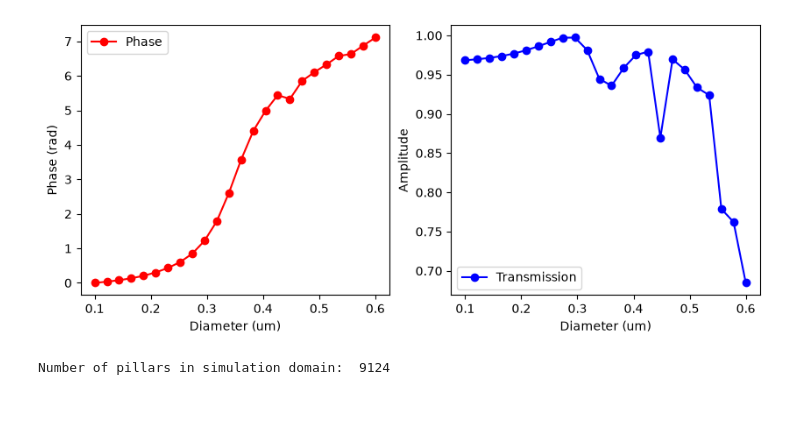
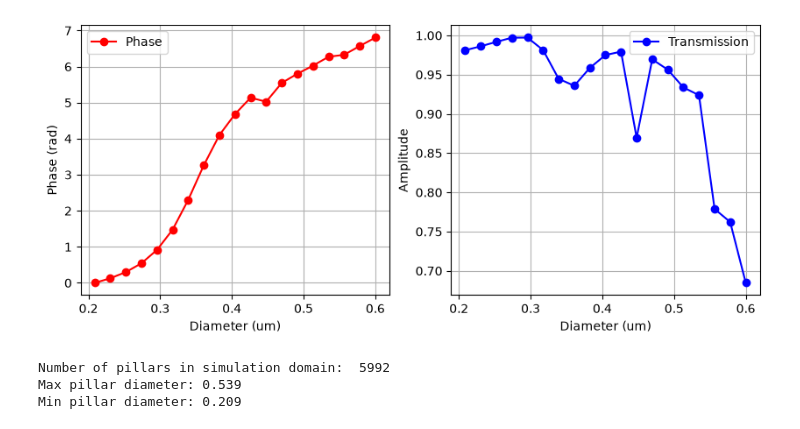
Before and after one commit to edoverg/modeconverter, a Jupyter notebook: metasurface/full_meta.ipynb, the cells around one changed output. Drawn from its saved outputs; the diff is of its cells as text; code cells hidden in the pictures.

```diff
--- a/metasurface/full_meta.ipynb
+++ b/metasurface/full_meta.ipynb
@@ -94,44 +215,52 @@ fig.show()
 # %%
 ####################################################
 #UNIT CELL DATA
 #___________________________________________________
 #import the unit-cell transmission coefficient data
-unit_cell_diameters = np.load("../unit_cell/unit_cell_center_1550_h900nm_res50_wvl_diameters.npy")
-unit_cell_mode_phase = np.load("../unit_cell/unit_cell_center_1550_h900nm_res50_wvl_mode_phase.npy")
-unit_cell_mode_phase = np.unwrap(unit_cell_mode_phase - unit_cell_mode_phase[0]) #normalize to 0 phase at smallest diameter
-unit_cell_mode_tran = np.load("../unit_cell/unit_cell_center_1550_h900nm_res50_wvl_mode_tran.npy")
+start_index = 5
+unit_cell_diameters = np.load("../unit_cell/unit_cell_center_1550_h900nm_res50_wvl_diameters.npy")[start_index:]
+unit_cell_mode_phase = np.load("../unit_cell/unit_cell_center_1550_h900nm_res50_wvl_mode_phase.npy")[start_index:]
+unit_cell_mode_phase = np.unwrap(unit_cell_mode_phase - unit_cell_mode_phase[0]) #smallest diameter gets normalized to 0 phase
+unit_cell_mode_tran = np.load("../unit_cell/unit_cell_center_1550_h900nm_res50_wvl_mode_tran.npy")[start_index:]
 
 #make a plot of the unit-cell transmission coefficient
 fig, ax = plt.subplots(1, 2, figsize=(10, 4))
 ax[0].plot(unit_cell_diameters, unit_cell_mode_phase, 'r-', marker='o', label='Phase')
 ax[0].set_xlabel('Diameter (um)')
 ax[0].set_ylabel('Phase (rad)')
+ax[0].grid()
+ax[0].legend()
 ax[1].plot(unit_cell_diameters, unit_cell_mode_tran, 'b-', marker='o', label='Transmission')
 ax[1].set_xlabel('Diameter (um)')
 ax[1].set_ylabel('Amplitude')
-ax[0].legend()
+ax[1].grid()
 ax[1].legend()
+
 plt.show()
 ####################################################
 # %% [output]
-[figure, old version]
+[figure, new version]
 # %%
-pillars_geo = []
-D_vals = []
+pillars_geo_mask_1 = []
+D_vals_mask_1 = []
 theta = unit_cell_mode_phase
 
 for i, x in enumerate(xs_sim_quadrant):
     for j, y in enumerate(ys_sim_quadrant):
-        if np.sqrt(x**2 + y**2) > max_sim_radius:
+        if np.sqrt(x**2 + y**2) > max_available_diameter/2:
             continue
         else:
-            required_diameter = np.interp(phase_mask_quadrant[i,j], theta, unit_cell_diameters)
+            required_diameter = np.interp(phase_mask_1_quadrant[i,j], theta, unit_cell_diameters)
             #round the required diameter up to three decimal places (nm)
             required_diameter = np.round(required_diameter, 3)
-            D_vals.append(required_diameter)
+            D_vals_mask_1.append(required_diameter)
             pillar_geo = td.Cylinder(center=(x, y, h/2), radius=required_diameter/2, length=h)
-            pillars_geo.append(pillar_geo)
-print("Number of pillars in simulation domain: ", len(pillars_geo))
-pillars = td.Structure(geometry=td.GeometryGroup(geometries=pillars_geo), medium=si)
+            pillars_geo_mask_1.append(pillar_geo)
+print("Number of pillars in simulation domain: ", len(pillars_geo_mask_1))
+pillars_mask_1 = td.Structure(geometry=td.GeometryGroup(geometries=pillars_geo_mask_1), medium=si)
+print("Max pillar diameter:", np.max(D_vals_mask_1))
+print("Min pillar diameter:", np.min(D_vals_mask_1))
 # %% [output]
-Number of pillars in simulation domain:  9124
+Number of pillars in simulation domain:  5992
+Max pillar diameter: 0.539
+Min pillar diameter: 0.209
```
Also changed, not shown: parts of 26 cells of this notebook, 11 other files.
